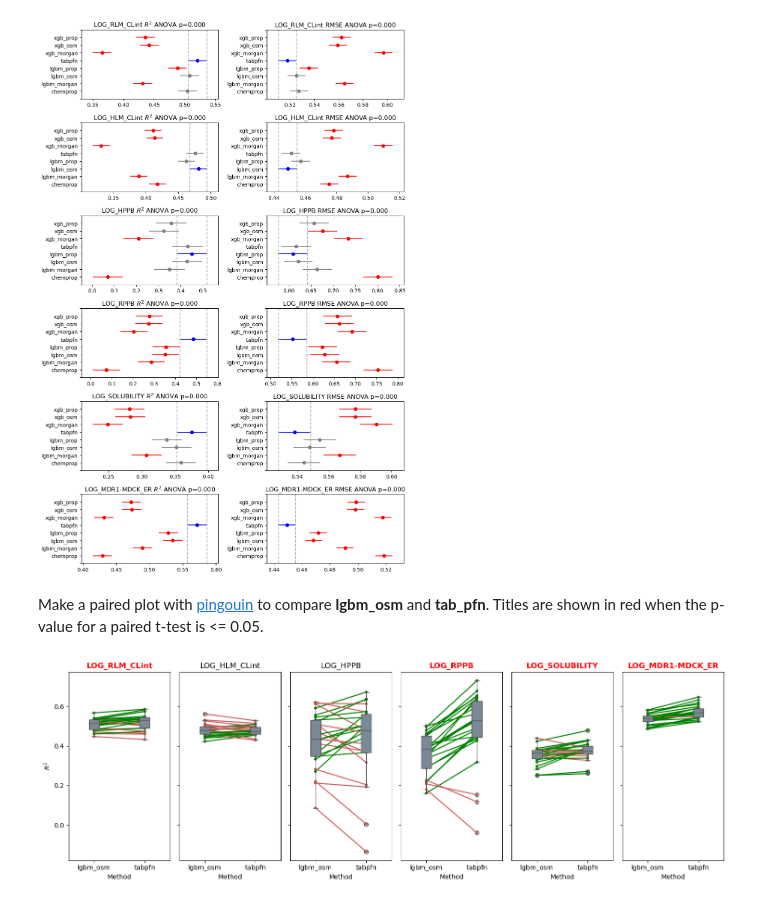
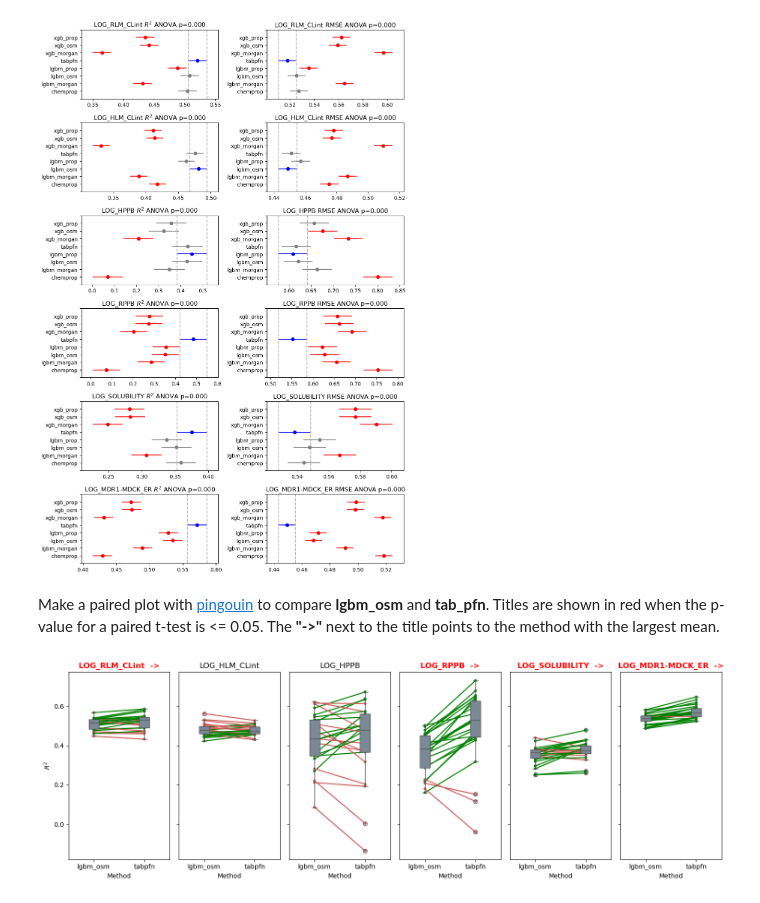
Before and after one commit to PatWalters/practical_cheminformatics_posts, a Jupyter notebook: adme_comparison/ADME_Comparison.ipynb, the cells around one changed output. Cells and saved outputs as stored; diff of their text form; code cells hidden in the pictures.

Commit message:
added paired plot

```diff
--- a/adme_comparison/ADME_Comparison.ipynb
+++ b/adme_comparison/ADME_Comparison.ipynb
@@ -99,30 +100,35 @@ plt.tight_layout()
 # %% [output]
 [figure]
 # %% [markdown]
-Make a paired plot with [pingouin](https://pingouin-stats.org/build/html/index.html) to compare **lgbm_osm** and **tab_pfn**.  Titles are shown in red when the p-value for a paired t-test is <= 0.05.
+Make a paired plot with [pingouin](https://pingouin-stats.org/build/html/index.html) to compare **lgbm_osm** and **tab_pfn**.  Titles are shown in red when the p-value for a paired t-test is <= 0.05. The **"->"** next to the title points to the method with the largest mean.
 # %%
 figure, axes = plt.subplots(1,6,figsize=(15,5),sharey=True)
 axes.flatten()
 for i in range(0,len(df_list)):
     cycle_list = list(range(0,25))*len(df_list[0][1].method.unique())
     df_list[i][1]['cycle'] = cycle_list
     method_list = ["lgbm_osm","tabpfn"]
     tmp_df = df_list[i][1].query("method in @method_list")
     with warnings.catch_warnings():
         warnings.filterwarnings('ignore', category=FutureWarning)
         ax = plot_paired(data=tmp_df,dv="r2",within="method",subject="cycle",ax=axes[i])
     r2_list = []
     for method in method_list:
         r2_list.append(tmp_df.query("method == @method").r2)
     p_value = ttest_rel(r2_list[0],r2_list[1]).pvalue
     title_color = 'black'
     fontweight='normal'
+    title = df_list[i][0]
     if p_value <= 0.05:
         title_color = 'red'
         fontweight = 'bold'
-    ax.set_title(df_list[i][0],color=title_color,fontweight=fontweight)
+        if np.mean(r2_list[0]) > np.mean(r2_list[1]):
+            title = "<-  " + title
+        else:
+            title = title + "  ->"
+    ax.set_title(title,color=title_color,fontweight=fontweight)
     ax.set_xlabel("Method")
     ax.set_ylabel("$R^2$")
 plt.tight_layout()
 # %% [output]
-[figure, old version]
+[figure, new version]
```
Also changed, not shown: parts of 1 cell of this notebook.
